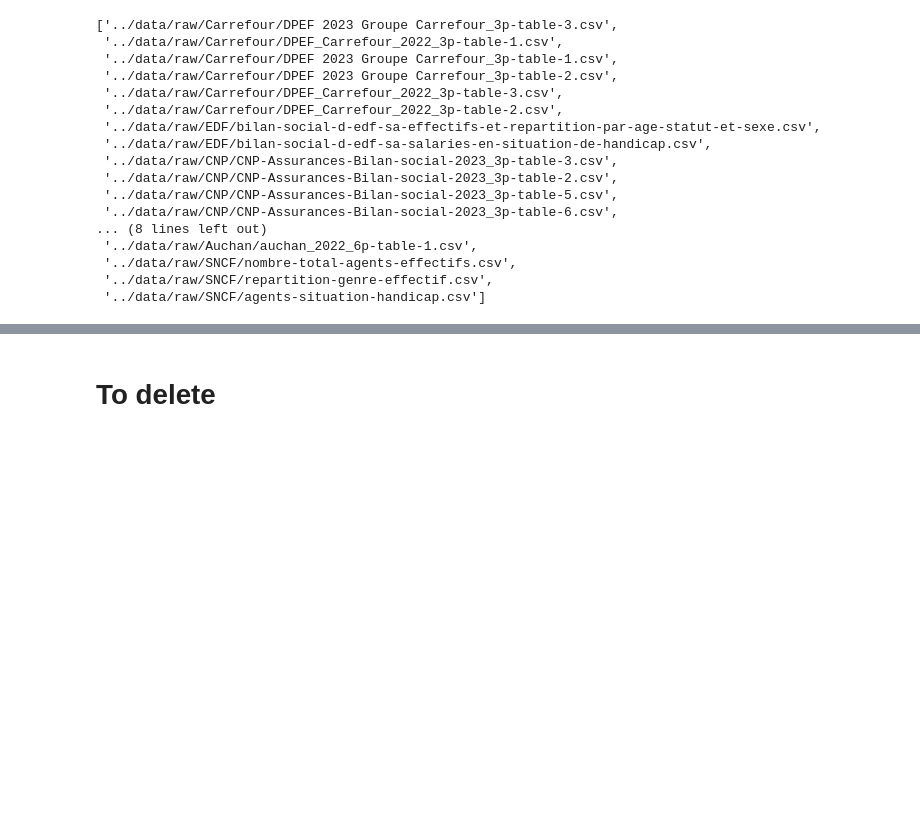
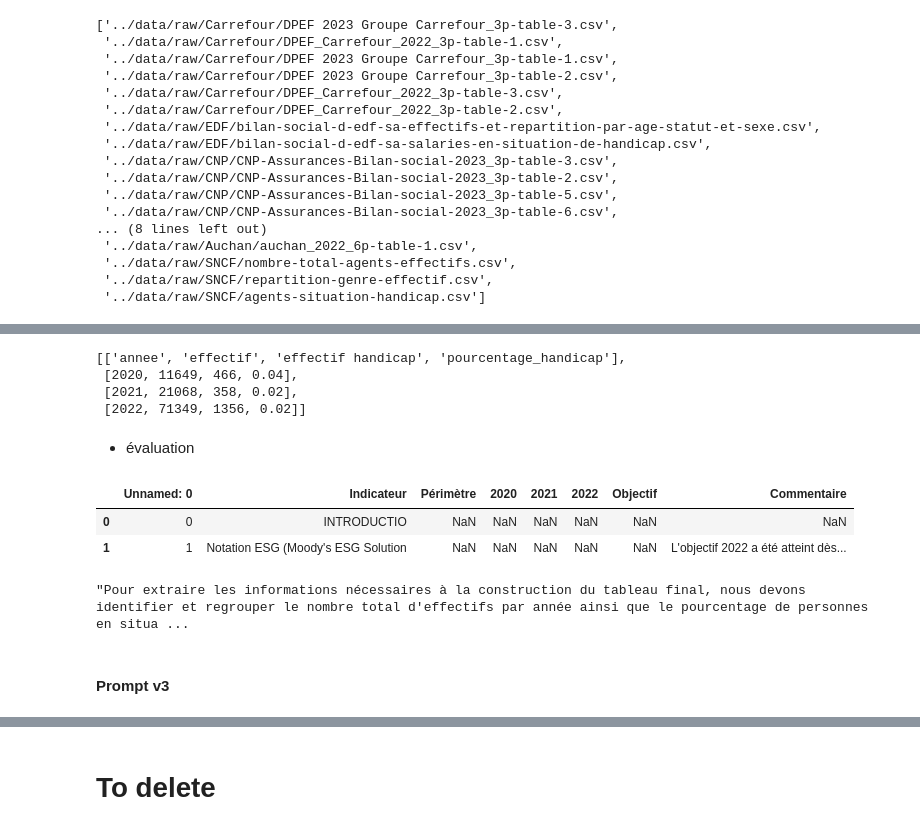
Before and after one commit to LexouLam/diversite_inclusion, a Jupyter notebook: notebooks/repertoires_entreprises.ipynb, the cells around one changed output, grey strips where cells are left out. Saved outputs shown, nothing was run; the diff lists cells and outputs as text; code cells hidden in the pictures; blank space fills up the shorter version.

```diff
--- a/notebooks/repertoires_entreprises.ipynb
+++ b/notebooks/repertoires_entreprises.ipynb
@@ -450,0 +588,58 @@ model.invoke(prompt_template)
+# %%
+[["annee", "effectif", "effectif handicap", "pourcentage_handicap"],[2020, 11649, 466, 0.04],[2021, 21068, 358, 0.02],[2022, 71349, 1356, 0.02]]
+# %% [output]
+[['annee', 'effectif', 'effectif handicap', 'pourcentage_handicap'],
+ [2020, 11649, 466, 0.04],
+ [2021, 21068, 358, 0.02],
+ [2022, 71349, 1356, 0.02]]
+# %% [markdown]
+- évaluation
+# %%
+from langchain_ollama import OllamaLLM
+import pandas as pd
+
+input_path_csv = '../data/raw/Auchan/auchan_2022_6p-table-4.csv'
+
+
+model = OllamaLLM(model="qwen2.5")
+data = pd.read_csv(input_path_csv)
+display(data.head(2))
+
+#### Exemple template prompt
+data_out = pd.DataFrame({'annee':[2000],
+                        'effectif':[150000],
+                        'effectif_handicap':[15],
+                        'pourcentage_handicap':[0.0001]})
+
+prompt_template = '''
+L'assistant est un modèle d'IA qui prend en entrée des données tabulaires
+et recherche les informations liées au nombre de salariés d'une entreprise par année :
+leur nombre ou effectif ainsi le nombre et le pourcentage de personnes en situation de handicap, pour remplir un tableau final comme dans l'exemple.
+Si certaines informations ne sont pas présentes, "nan" est inséré à la place de la valeur.
+A la fin du texte, les données du tableau final sont représentées une autre fois sous la forme d'un dictionnaire.
+
+DONNEES TABULAIRES :
+
+--------
+
+{donnees_tabulaires}
+
+TABLEAU FINAL EXEMPLE:
+
+--------
+
+{tableau_final}
+
+
+
+'''.format(donnees_tabulaires = data, tableau_final = data_out)
+
+result2 = model.invoke(prompt_template)
+result2
+# %% [output]
+|  | Unnamed: 0 | Indicateur | Périmètre | 2020 | 2021 | 2022 | Objectif | Commentaire |
+| 0 | 0 | INTRODUCTIO | NaN | NaN | NaN | NaN | NaN | NaN |
+| 1 | 1 | Notation ESG (Moody's ESG Solution | NaN | NaN | NaN | NaN | NaN | L'objectif 2022 a été atteint dès... |
+"Pour extraire les informations nécessaires à la construction du tableau final, nous devons identifier et regrouper le nombre total d'effectifs par année ainsi que le pourcentage de personnes en situa ...
+# %% [markdown]
+#### Prompt v3
```
Also changed, not shown: parts of 60 cells of this notebook.
